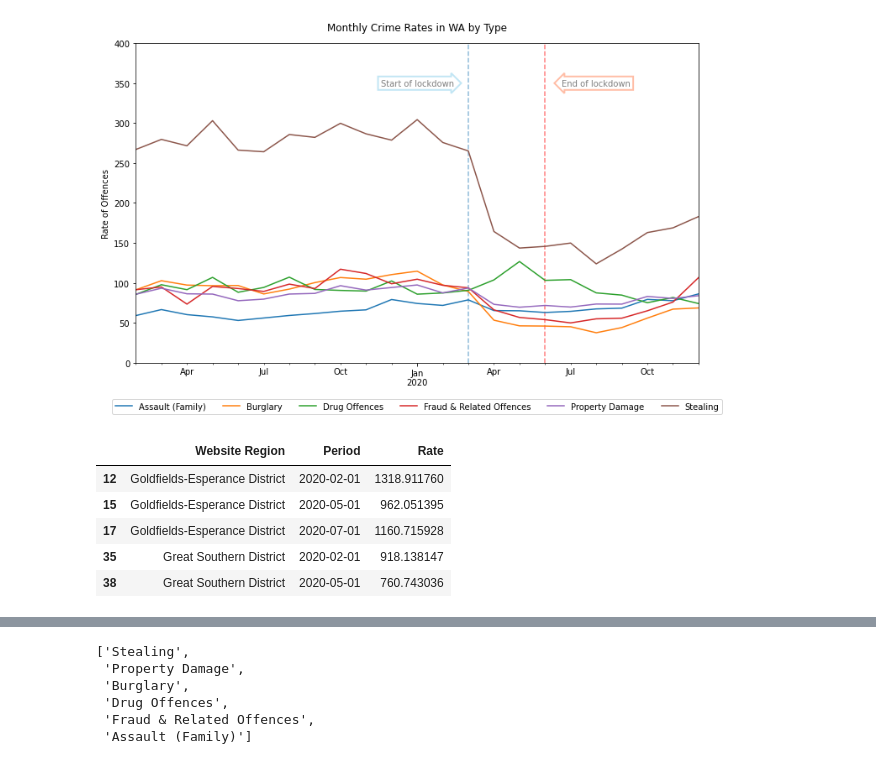
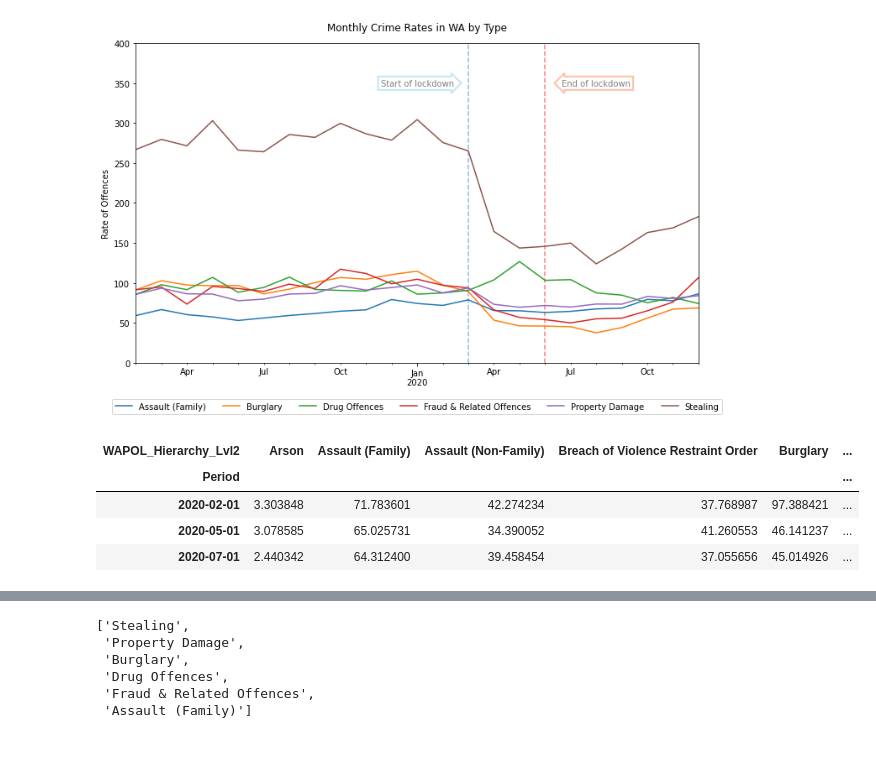
Before and after one commit to FernB/WACrimeRatesCovid19, a Jupyter notebook: WA Crime Rates.ipynb, the cells around one changed output, grey strips where cells are left out. Drawn from its saved outputs; the diff is of its cells as text; code cells hidden in the pictures.

```diff
--- a/WA Crime Rates.ipynb
+++ b/WA Crime Rates.ipynb
@@ -236,14 +240,15 @@ plt.show()
 [figure]
 # %%
 #set time frames of pre, into and post lockdown #####FIX#####
-timeframescrime = TotalCrimeRate[(TotalCrimeRate['Period']=='2020-02')|(TotalCrimeRate['Period']=='2020-05')|(TotalCrimeRate['Period']=='2020-07')]
-timeframescrime = timeframescrime[["Website Region",'Period','Rate']]
-timeframescrime.head()
+timeframescrime = WARate[(WARate['Period']=='2020-02')|(WARate['Period']=='2020-05')|(WARate['Period']=='2020-07')]
+timeframescrime = timeframescrime[["WAPOL_Hierarchy_Lvl2",'Period','Rate']]
+timeframescrime= timeframescrime.pivot(index='Period', columns='WAPOL_Hierarchy_Lvl2', values='Rate')
+
+timeframescrime
 # %% [output]
-|  | Website Region | Period | Rate |
-| 12 | Goldfields-Esperance District | 2020-02-01 | 1318.911760 |
-| 15 | Goldfields-Esperance District | 2020-05-01 | 962.051395 |
-| 17 | Goldfields-Esperance District | 2020-07-01 | 1160.715928 |
-| 35 | Great Southern District | 2020-02-01 | 918.138147 |
-| 38 | Great Southern District | 2020-05-01 | 760.743036 |
+| WAPOL_Hierarchy_Lvl2 | Arson | Assault (Family) | Assault (Non-Family) | Breach of Violence Restraint Order | Burglary | ... |
+| Period |  |  |  |  |  | ... |
+| 2020-02-01 | 3.303848 | 71.783601 | 42.274234 | 37.768987 | 97.388421 | ... |
+| 2020-05-01 | 3.078585 | 65.025731 | 34.390052 | 41.260553 | 46.141237 | ... |
+| 2020-07-01 | 2.440342 | 64.312400 | 39.458454 | 37.055656 | 45.014926 | ... |
 # %%
```
Also changed, not shown: parts of 11 cells of this notebook, 15 other files.
